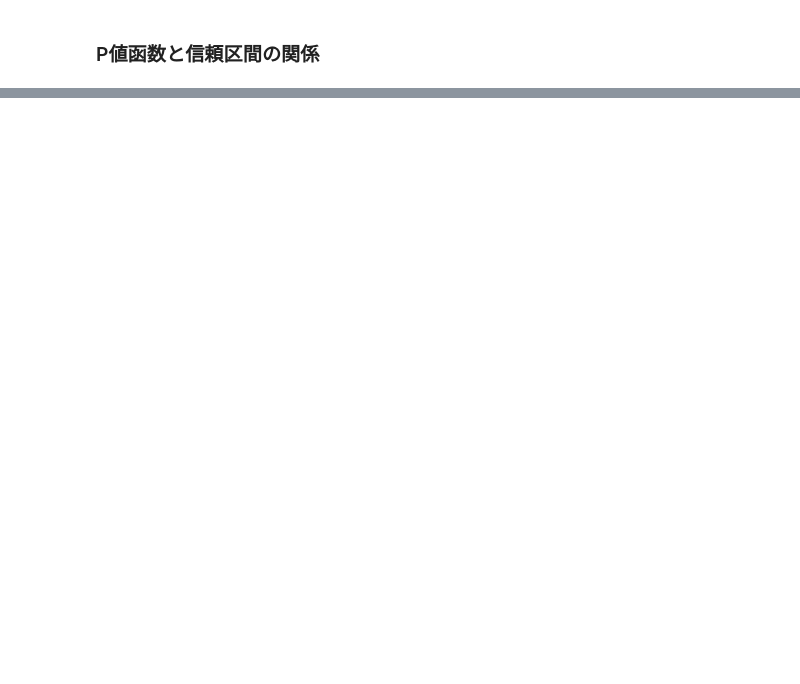
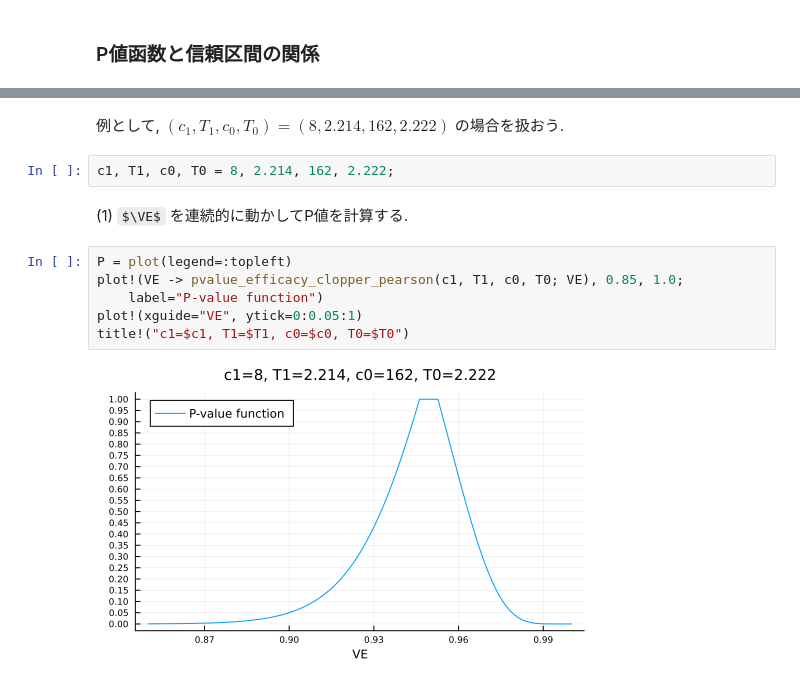
Before and after one commit to genkuroki/public, a Jupyter notebook: 0038/Clopper-Pearson confidence interval of vaccine efficacy adjusted for surveillance time.ipynb, the cells around one changed output, grey strips where cells are left out. Drawn from its saved outputs; the diff is of its cells as text; some formulas as TeX source; blank space fills up the shorter version.

```diff
--- a/0038/Clopper-Pearson confidence interval of vaccine efficacy adjusted for surveillance time.ipynb
+++ b/0038/Clopper-Pearson confidence interval of vaccine efficacy adjusted for surveillance time.ipynb
@@ -482,0 +498,14 @@ Table 3 of https://www.nejm.org/doi/10.1056/NEJMoa2034577
+# %% [markdown]
+例として, $(c_1, T_1, c_0, T_0) = (8, 2.214, 162, 2.222)$ の場合を扱おう.
+# %%
+c1, T1, c0, T0 = 8, 2.214, 162, 2.222;
+# %% [markdown]
+(1) $\VE$ を連続的に動かしてP値を計算する.
+# %%
+P = plot(legend=:topleft)
+plot!(VE -> pvalue_efficacy_clopper_pearson(c1, T1, c0, T0; VE), 0.85, 1.0;
+    label="P-value function")
+plot!(xguide="VE", ytick=0:0.05:1)
+title!("c1=$c1, T1=$T1, c0=$c0, T0=$T0")
+# %% [output]
+[figure, added]
```
Also changed, not shown: parts of 6 cells of this notebook, 1 other file.
